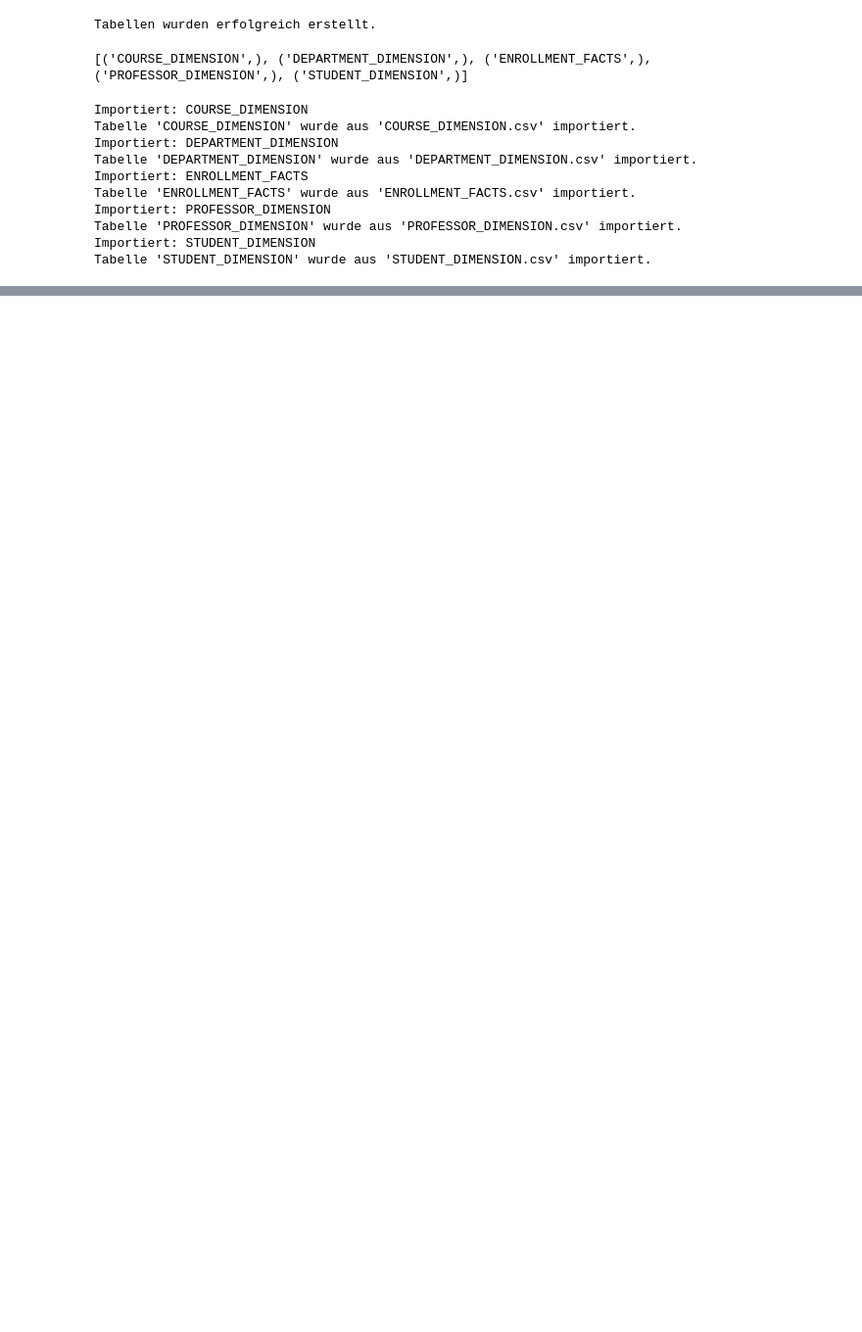
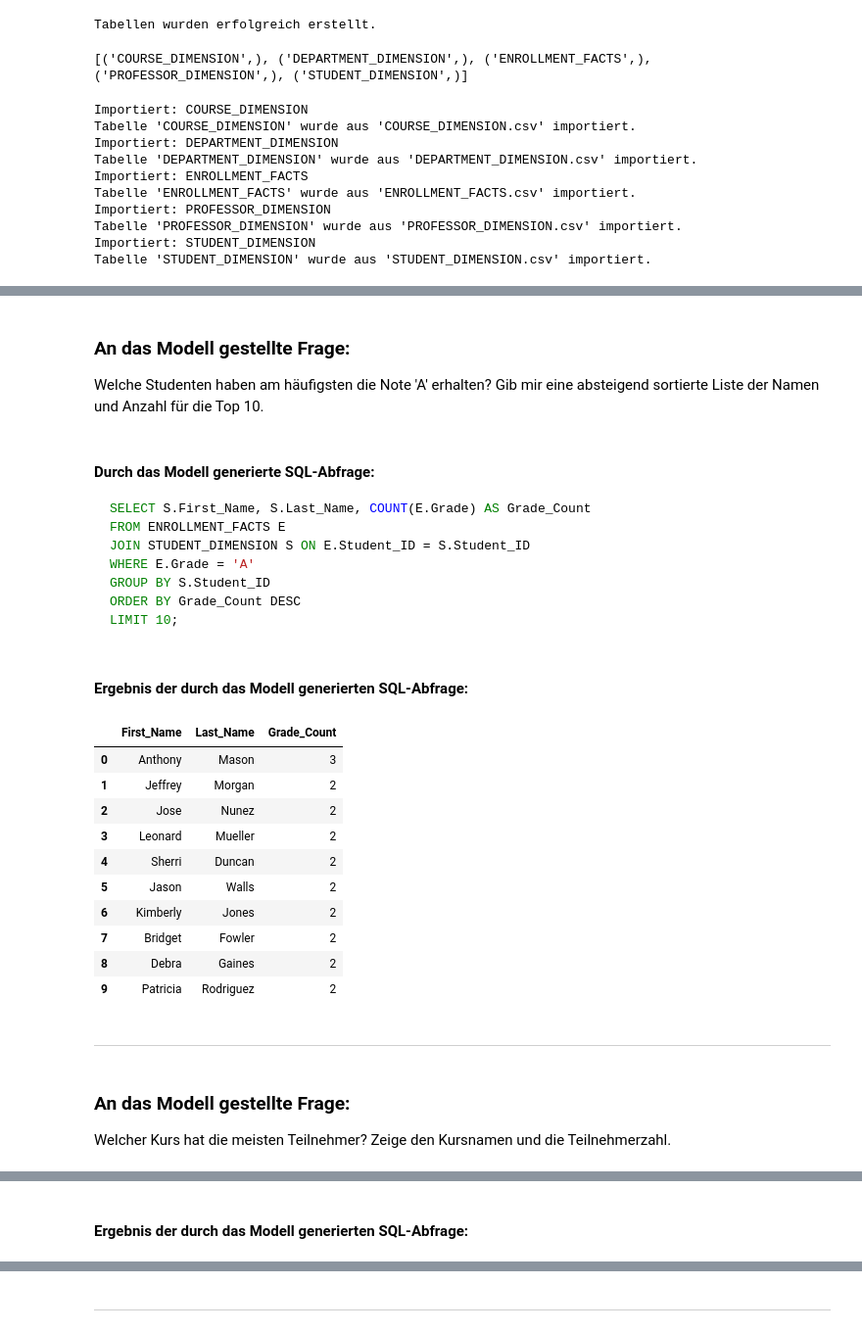
Before and after one commit to Flemming-R/IU_Hausarbeit_FlemmingRommelfangen, a Jupyter notebook: main.ipynb, the cells around one changed output, grey strips where cells are left out. Shown at 98% size. Drawn from its saved outputs; the diff is of its cells as text; code cells hidden in the pictures; blank space fills up the shorter version.

Commit message:
Fragenliste implementiert und Ouput für die Fragenliste optisch deutlich aufgewertet

````diff
--- a/main.ipynb
+++ b/main.ipynb
@@ -210,0 +211,9 @@ ERROR: ⠙ ⠙ ⠹ ⠼ ⠼ ⠦ ⠧ ⠧ ⠇ ⠏ ⠋ ⠙ ⠹ ⠸ ⠼ ⠴ ⠦ ⠧
+# %%
+# Deine 5 Fachfragen in einer Liste
+liste_fachfragen = [
+    "Welche Studenten haben am häufigsten die Note 'A' erhalten? Gib mir eine absteigend sortierte Liste der Namen und Anzahl für die Top 10.",
+    "Welcher Kurs hat die meisten Teilnehmer? Zeige den Kursnamen und die Teilnehmerzahl.",
+    "Welcher Professor hat den höchsten Durchschnitt der vergebenen Noten? Zeige den Namen und Durchschnitt.",
+    "Welche Studenten haben sich im letzten Jahr eingeschrieben? Zeige die Namen und Einschreibedatum.",
+    "Wie viele verschiedene Fächer unterrichtet jede Abteilung? Zeige die Abteilungsnamen und Anzahl der Fächer."
+]
@@ -228,3 +288,13 @@ WHERE E.Grade = 'A'
 GROUP BY S.Student_ID
 ORDER BY Grade_Count DESC
 LIMIT 10;
+# %%
+# Importiere die Funktion, die das SQL-Statement extrahiert
+from src.functions import extract_sql_statement
+
+# Neue Liste, die nur die getrimmten SQL-Statements speichern wird
+liste_trimmed_sql = [extract_sql_statement(output) for output in liste_model_output]
+
+# Optional: Ausgabe der getrimmten SQL-Statements zur Kontrolle
+for trimmed_output in liste_trimmed_sql:
+    print(f'{trimmed_output}\n')
@@ -302,0 +404,59 @@ LIMIT 10;
+# %%
+import pandas as pd
+from IPython.display import display, Markdown
+
+# Schleife über die Fachfragen und zugehörigen SQL-Statements
+for frage, sql_query in zip(liste_fachfragen, liste_trimmed_sql):
+    try:
+        # Führe die SQL-Abfrage aus
+        cursor.execute(sql_query)
+
+        # Markdown zur Frage anzeigen
+        display(Markdown(f"### An das Modell gestellte Frage:\n{frage}\n"))
+
+        # SQL-Abfrage anzeigen
+        display(Markdown(f"#### Durch das Modell generierte SQL-Abfrage:\n\n```sql\n{sql_query}\n```\n"))
+
+        # Ergebnisse der SQL-Abfrage in ein DataFrame laden und anzeigen
+        df = pd.DataFrame(cursor.fetchall(), columns=[description[0] for description in cursor.description])
+
+        # DataFrame anzeigen
+        display(Markdown("#### Ergebnis der durch das Modell generierten SQL-Abfrage:"))
+        display(df)
+
+        # Trennlinie zur besseren Übersicht
+        display(Markdown("---"))
+
+    except Exception as e:
+        # Fehlerbehandlung bei SQL-Ausführungsfehlern mit Markdown
+        display(Markdown(f"**Fehler bei der Ausführung der Abfrage für die Frage '{frage}':** {e}\n"))
+        display(Markdown("---"))  # Trennlinie für Fehlerfall
+# %% [output]
+### An das Modell gestellte Frage:
+Welche Studenten haben am häufigsten die Note 'A' erhalten? Gib mir eine absteigend sortierte Liste der Namen und Anzahl für die Top 10.
+#### Durch das Modell generierte SQL-Abfrage:
+
+```sql
+SELECT S.First_Name, S.Last_Name, COUNT(E.Grade) AS Grade_Count
+FROM ENROLLMENT_FACTS E
+JOIN STUDENT_DIMENSION S ON E.Student_ID = S.Student_ID
+WHERE E.Grade = 'A'
+GROUP BY S.Student_ID
+ORDER BY Grade_Count DESC
+LIMIT 10;
+```
+#### Ergebnis der durch das Modell generierten SQL-Abfrage:
+|  | First_Name | Last_Name | Grade_Count |
+| 0 | Anthony | Mason | 3 |
+| 1 | Jeffrey | Morgan | 2 |
+| 2 | Jose | Nunez | 2 |
+| 3 | Leonard | Mueller | 2 |
+| 4 | Sherri | Duncan | 2 |
+| 5 | Jason | Walls | 2 |
+| 6 | Kimberly | Jones | 2 |
+| 7 | Bridget | Fowler | 2 |
+| 8 | Debra | Gaines | 2 |
+| 9 | Patricia | Rodriguez | 2 |
+---
+### An das Modell gestellte Frage:
+Welcher Kurs hat die meisten Teilnehmer? Zeige den Kursnamen und die Teilnehmerzahl.
@@ -302,0 +473 @@ LIMIT 10;
+#### Ergebnis der durch das Modell generierten SQL-Abfrage:
@@ -302,0 +476 @@ LIMIT 10;
+---
````
Also changed, not shown: parts of 8 cells of this notebook, 1 other file.
